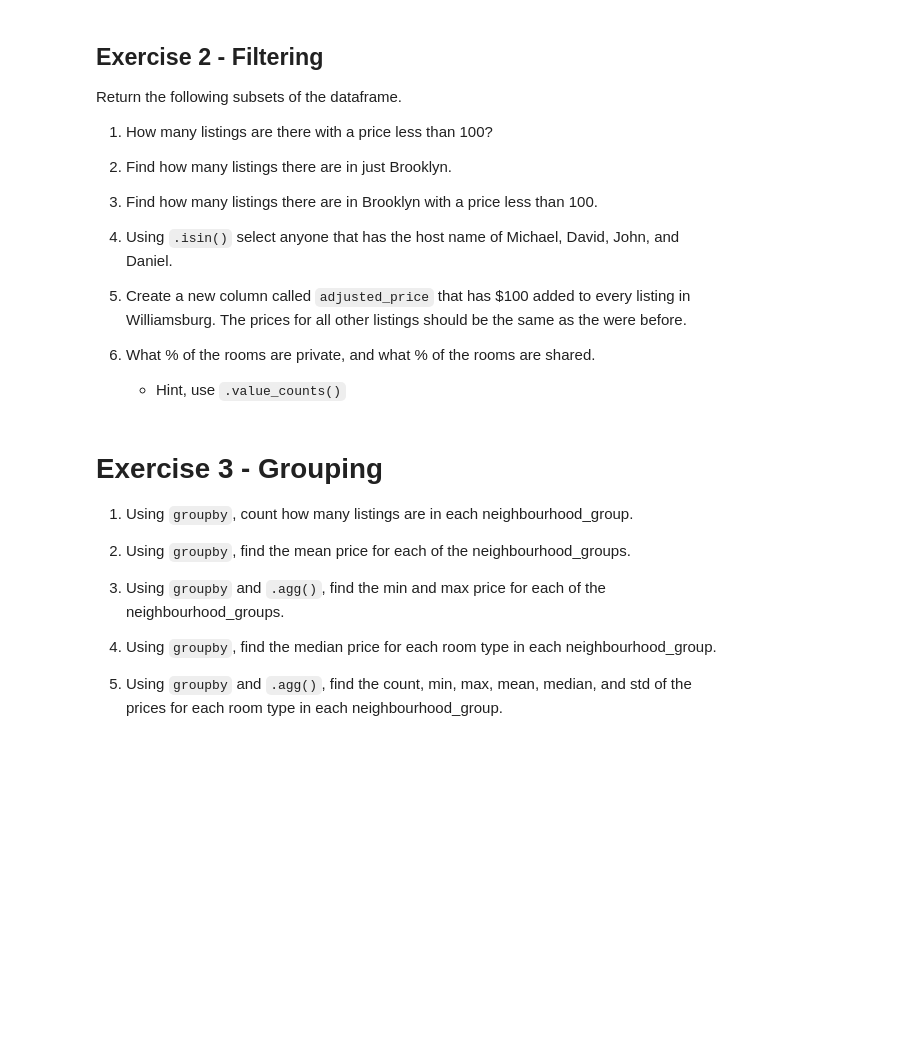
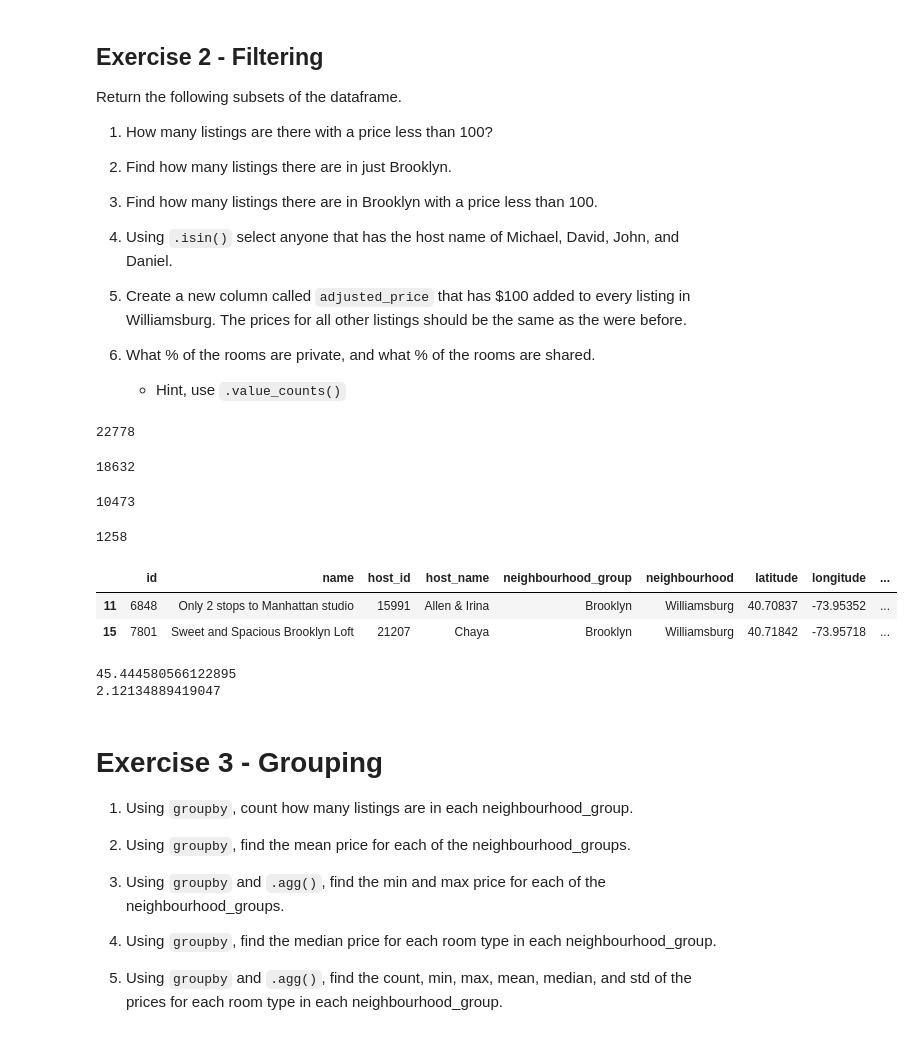
Before and after one commit to Pretam07/my-fork-2024-fall-data-science, a Jupyter notebook: Week-01-Pandas/Exercise-PC.ipynb, the cells around one changed output. Saved outputs shown, nothing was run; the diff lists cells and outputs as text; code cells hidden in the pictures; blank space fills up the shorter version.

```diff
--- a/Week-01-Pandas/Exercise-PC.ipynb
+++ b/Week-01-Pandas/Exercise-PC.ipynb
@@ -39,19 +48,57 @@ Return the following subsets of the dataframe.
     * Hint, use `.value_counts()`
 # %%
 # 1. How many listings are there with a price less than 100?
+listing = df['price'] < 100
+df[listing]['id'].count()
+# %% [output]
+22778
 # %%
 # 2. Make a new DataFrame of listings in Brooklyn named `df_bk`
 # and find how many listings in just Brooklyn.
+df_bk = df['neighbourhood_group'] == 'Brooklyn'
+df[df_bk]['id'].count()
+# %% [output]
+18632
 # %%
 # 3. Find how many listings there are in Brooklyn with a price less than 100.
+df_bk = df['neighbourhood_group'] == 'Brooklyn'
+listing = df['price'] < 100
+
+df[df_bk & listing]['id'].count()
+# %% [output]
+10473
 # %%
 # 4. Using `.isin()` select anyone that has the host name of Michael, David, John, and Daniel.
 # How many total are there that have those names
+host_names=['Michael', 'David', 'John', 'Daniel']
+total=df.host_name.isin(host_names)
+df[total]['host_name'].count()
+# %% [output]
+1258
 # %%
 # 5. Create a new column called `adjusted_price` that has $100 added to every listing in Williamsburg.
 # The prices for all other listings should be the same as the were before.
+
+place = df['neighbourhood'] == 'Williamsburg'
+df['adjusted_price'] = df[place]['price'] + 100
+df[place].head(2)
+# %% [output]
+|  | id | name | host_id | host_name | neighbourhood_group | neighbourhood | latitude | longitude | ... |
+| 11 | 6848 | Only 2 stops to Manhattan studio | 15991 | Allen & Irina | Brooklyn | Williamsburg | 40.70837 | -73.95352 | ... |
+| 15 | 7801 | Sweet and Spacious Brooklyn Loft | 21207 | Chaya | Brooklyn | Williamsburg | 40.71842 | -73.95718 | ... |
 # %%
 # 6. What % of the rooms are private, and what % of the rooms are shared.
+total= df['room_type'].count()
+private_room= df['room_type'] == 'Private room'
+shared_room= df['room_type'] == 'Shared room'
+
+value1= ((df[private_room]['room_type'].count()) / total)*100
+print(value1)
+value2= ((df[shared_room]['room_type'].count()) / total)*100
+print(value2)
+# %% [output]
+45.444580566122895
+2.12134889419047
 # %% [markdown]
 # Exercise 3 - Grouping
 
```
Also changed, not shown: parts of 11 cells of this notebook, 2 other files.
